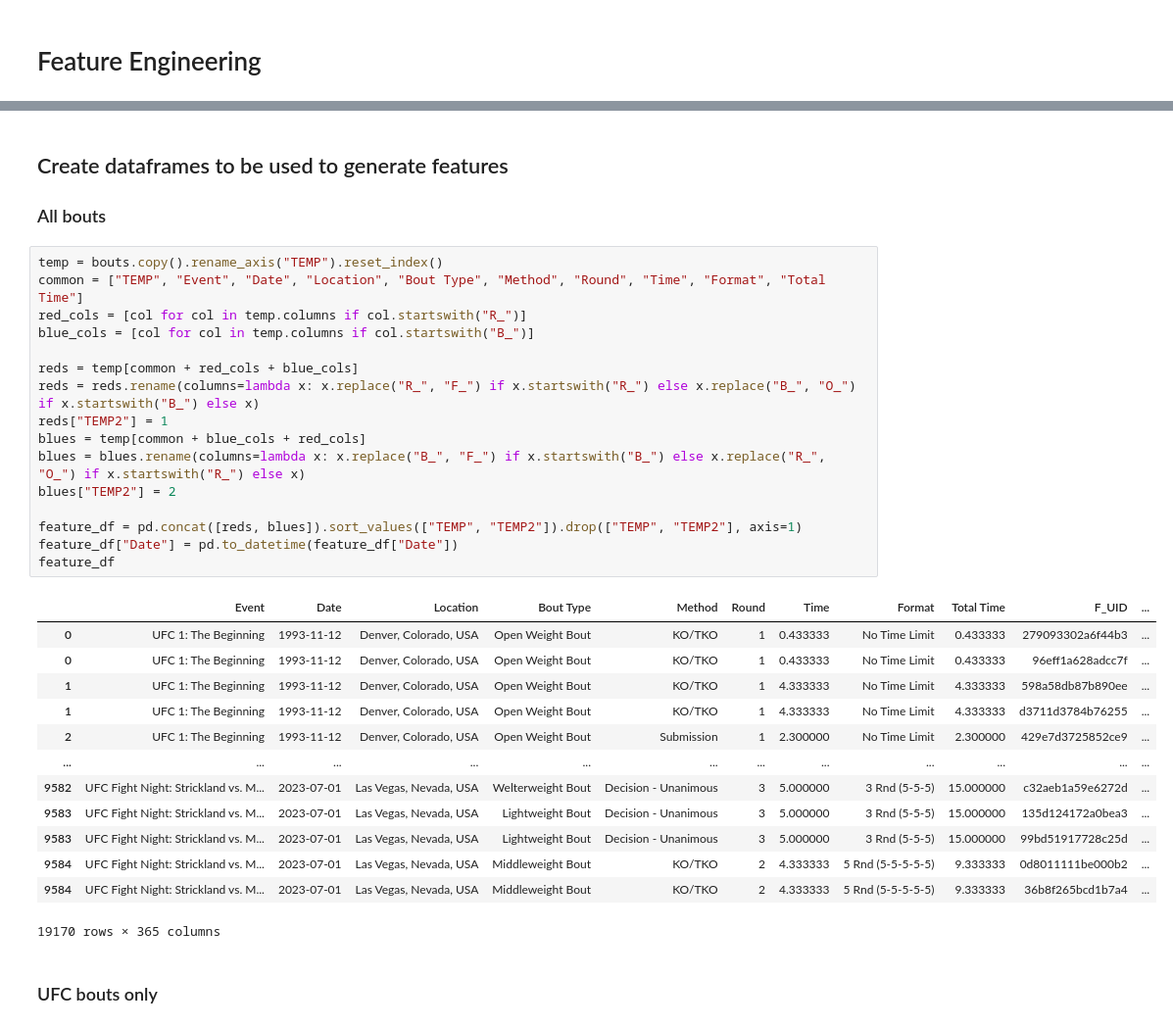
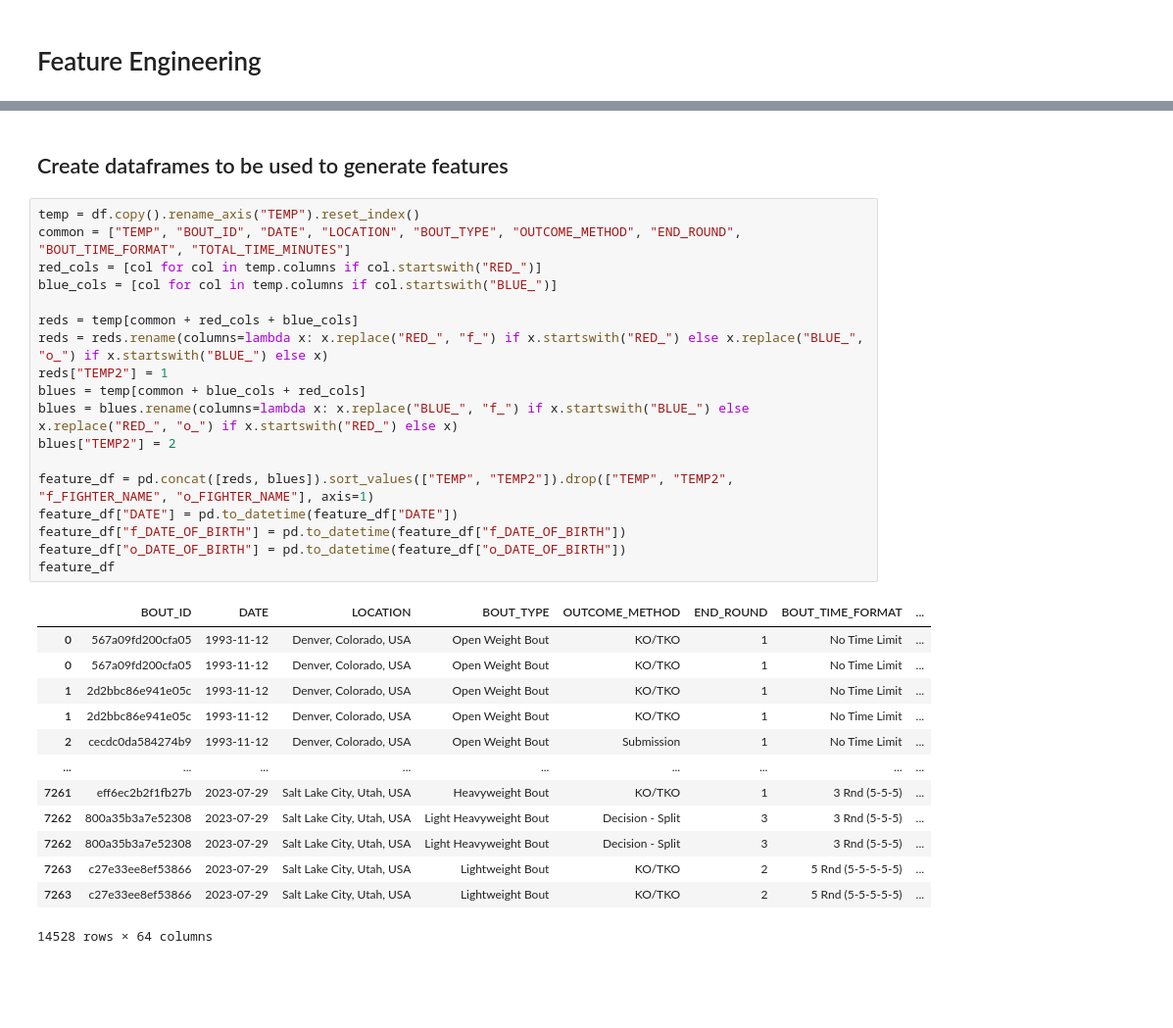
Before and after one commit to ehan03/UFC-Predict, a Jupyter notebook: notebooks/feature_engineering.ipynb, the cells around one changed output, grey strips where cells are left out. Shown at 98% size. Drawn from its saved outputs; the diff is of its cells as text; blank space fills up the shorter version.

```diff
--- a/notebooks/feature_engineering.ipynb
+++ b/notebooks/feature_engineering.ipynb
@@ -52,36 +34,34 @@ import networkx as nx
 # %% [markdown]
 ## Create dataframes to be used to generate features
-
-### All bouts
 # %%
-temp = bouts.copy().rename_axis("TEMP").reset_index()
-common = ["TEMP", "Event", "Date", "Location", "Bout Type", "Method", "Round", "Time", "Format", "Total Time"]
-red_cols = [col for col in temp.columns if col.startswith("R_")]
-blue_cols = [col for col in temp.columns if col.startswith("B_")]
+temp = df.copy().rename_axis("TEMP").reset_index()
+common = ["TEMP", "BOUT_ID", "DATE", "LOCATION", "BOUT_TYPE", "OUTCOME_METHOD", "END_ROUND", "BOUT_TIME_FORMAT", "TOTAL_TIME_MINUTES"]
+red_cols = [col for col in temp.columns if col.startswith("RED_")]
+blue_cols = [col for col in temp.columns if col.startswith("BLUE_")]
 
 reds = temp[common + red_cols + blue_cols]
-reds = reds.rename(columns=lambda x: x.replace("R_", "F_") if x.startswith("R_") else x.replace("B_", "O_") if x.startswith("B_") else x)
+reds = reds.rename(columns=lambda x: x.replace("RED_", "f_") if x.startswith("RED_") else x.replace("BLUE_", "o_") if x.startswith("BLUE_") else x)
 reds["TEMP2"] = 1
 blues = temp[common + blue_cols + red_cols]
-blues = blues.rename(columns=lambda x: x.replace("B_", "F_") if x.startswith("B_") else x.replace("R_", "O_") if x.startswith("R_") else x)
+blues = blues.rename(columns=lambda x: x.replace("BLUE_", "f_") if x.startswith("BLUE_") else x.replace("RED_", "o_") if x.startswith("RED_") else x)
 blues["TEMP2"] = 2
 
-feature_df = pd.concat([reds, blues]).sort_values(["TEMP", "TEMP2"]).drop(["TEMP", "TEMP2"], axis=1)
-feature_df["Date"] = pd.to_datetime(feature_df["Date"])
+feature_df = pd.concat([reds, blues]).sort_values(["TEMP", "TEMP2"]).drop(["TEMP", "TEMP2", "f_FIGHTER_NAME", "o_FIGHTER_NAME"], axis=1)
+feature_df["DATE"] = pd.to_datetime(feature_df["DATE"])
+feature_df["f_DATE_OF_BIRTH"] = pd.to_datetime(feature_df["f_DATE_OF_BIRTH"])
+feature_df["o_DATE_OF_BIRTH"] = pd.to_datetime(feature_df["o_DATE_OF_BIRTH"])
 feature_df
 # %% [output]
-|  | Event | Date | Location | Bout Type | Method | Round | Time | Format | Total Time | F_UID | ... |
-| 0 | UFC 1: The Beginning | 1993-11-12 | Denver, Colorado, USA | Open Weight Bout | KO/TKO | 1 | 0.433333 | No Time Limit | 0.433333 | 279093302a6f44b3 | ... |
-| 0 | UFC 1: The Beginning | 1993-11-12 | Denver, Colorado, USA | Open Weight Bout | KO/TKO | 1 | 0.433333 | No Time Limit | 0.433333 | 96eff1a628adcc7f | ... |
-| 1 | UFC 1: The Beginning | 1993-11-12 | Denver, Colorado, USA | Open Weight Bout | KO/TKO | 1 | 4.333333 | No Time Limit | 4.333333 | 598a58db87b890ee | ... |
-| 1 | UFC 1: The Beginning | 1993-11-12 | Denver, Colorado, USA | Open Weight Bout | KO/TKO | 1 | 4.333333 | No Time Limit | 4.333333 | d3711d3784b76255 | ... |
-| 2 | UFC 1: The Beginning | 1993-11-12 | Denver, Colorado, USA | Open Weight Bout | Submission | 1 | 2.300000 | No Time Limit | 2.300000 | 429e7d3725852ce9 | ... |
-| ... | ... | ... | ... | ... | ... | ... | ... | ... | ... | ... | ... |
-| 9582 | UFC Fight Night: Strickland vs. M... | 2023-07-01 | Las Vegas, Nevada, USA | Welterweight Bout | Decision - Unanimous | 3 | 5.000000 | 3 Rnd (5-5-5) | 15.000000 | c32aeb1a59e6272d | ... |
-| 9583 | UFC Fight Night: Strickland vs. M... | 2023-07-01 | Las Vegas, Nevada, USA | Lightweight Bout | Decision - Unanimous | 3 | 5.000000 | 3 Rnd (5-5-5) | 15.000000 | 135d124172a0bea3 | ... |
-| 9583 | UFC Fight Night: Strickland vs. M... | 2023-07-01 | Las Vegas, Nevada, USA | Lightweight Bout | Decision - Unanimous | 3 | 5.000000 | 3 Rnd (5-5-5) | 15.000000 | 99bd51917728c25d | ... |
-| 9584 | UFC Fight Night: Strickland vs. M... | 2023-07-01 | Las Vegas, Nevada, USA | Middleweight Bout | KO/TKO | 2 | 4.333333 | 5 Rnd (5-5-5-5-5) | 9.333333 | 0d8011111be000b2 | ... |
-| 9584 | UFC Fight Night: Strickland vs. M... | 2023-07-01 | Las Vegas, Nevada, USA | Middleweight Bout | KO/TKO | 2 | 4.333333 | 5 Rnd (5-5-5-5-5) | 9.333333 | 36b8f265bcd1b7a4 | ... |
+|  | BOUT_ID | DATE | LOCATION | BOUT_TYPE | OUTCOME_METHOD | END_ROUND | BOUT_TIME_FORMAT | ... |
+| 0 | 567a09fd200cfa05 | 1993-11-12 | Denver, Colorado, USA | Open Weight Bout | KO/TKO | 1 | No Time Limit | ... |
+| 0 | 567a09fd200cfa05 | 1993-11-12 | Denver, Colorado, USA | Open Weight Bout | KO/TKO | 1 | No Time Limit | ... |
+| 1 | 2d2bbc86e941e05c | 1993-11-12 | Denver, Colorado, USA | Open Weight Bout | KO/TKO | 1 | No Time Limit | ... |
+| 1 | 2d2bbc86e941e05c | 1993-11-12 | Denver, Colorado, USA | Open Weight Bout | KO/TKO | 1 | No Time Limit | ... |
+| 2 | cecdc0da584274b9 | 1993-11-12 | Denver, Colorado, USA | Open Weight Bout | Submission | 1 | No Time Limit | ... |
+| ... | ... | ... | ... | ... | ... | ... | ... | ... |
+| 7261 | eff6ec2b2f1fb27b | 2023-07-29 | Salt Lake City, Utah, USA | Heavyweight Bout | KO/TKO | 1 | 3 Rnd (5-5-5) | ... |
+| 7262 | 800a35b3a7e52308 | 2023-07-29 | Salt Lake City, Utah, USA | Light Heavyweight Bout | Decision - Split | 3 | 3 Rnd (5-5-5) | ... |
+| 7262 | 800a35b3a7e52308 | 2023-07-29 | Salt Lake City, Utah, USA | Light Heavyweight Bout | Decision - Split | 3 | 3 Rnd (5-5-5) | ... |
+| 7263 | c27e33ee8ef53866 | 2023-07-29 | Salt Lake City, Utah, USA | Lightweight Bout | KO/TKO | 2 | 5 Rnd (5-5-5-5-5) | ... |
+| 7263 | c27e33ee8ef53866 | 2023-07-29 | Salt Lake City, Utah, USA | Lightweight Bout | KO/TKO | 2 | 5 Rnd (5-5-5-5-5) | ... |
-19170 rows × 365 columns
+14528 rows × 64 columns
-# %% [markdown]
-### UFC bouts only
```
Also changed, not shown: parts of 7 cells of this notebook, 3 other files.
